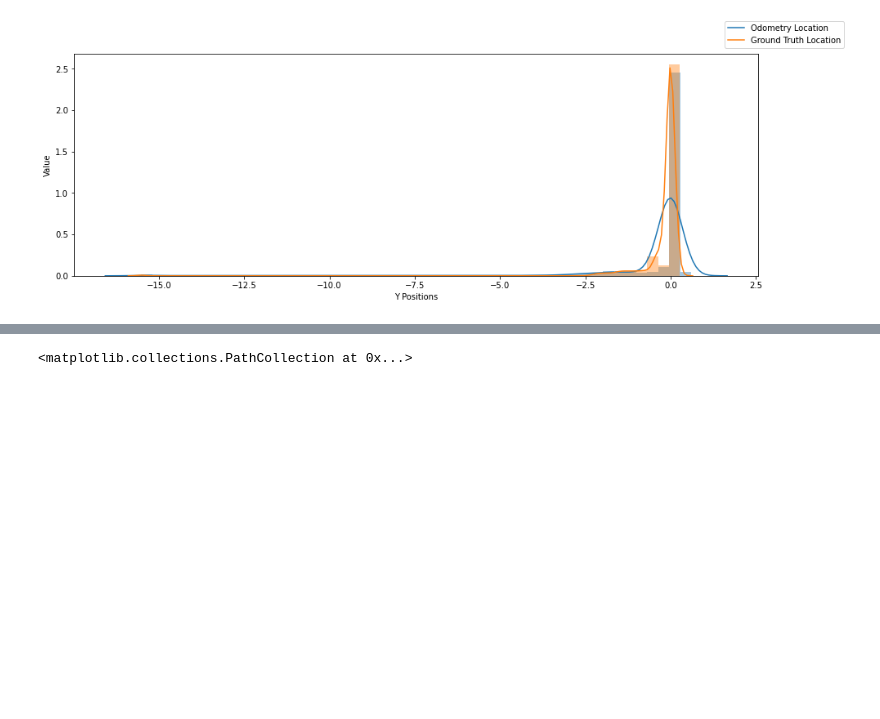
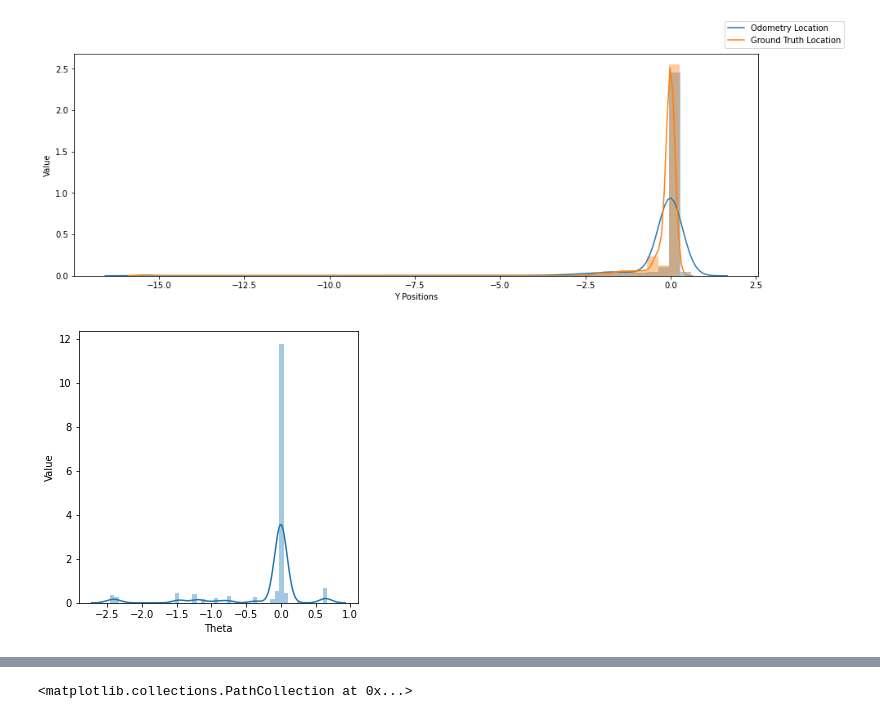
Before and after one commit to tejalvs/RobotOdometryMining, a Jupyter notebook: EDA.ipynb, the cells around one changed output, grey strips where cells are left out. Saved outputs shown, nothing was run; the diff lists cells and outputs as text; code cells hidden in the pictures; blank space fills up the shorter version.

```diff
--- a/EDA.ipynb
+++ b/EDA.ipynb
@@ -47,6 +47,3 @@ def get_Date_Formatted(date_list):
 
 mobile_robot_data['timestamp']=get_Date_Formatted(mobile_robot_data['timestamp'])
 roomba_data['timestamp']=get_Date_Formatted(roomba_data['timestamp'])
-# %%
-roomba_data=roomba_data.drop(['Unnamed: 0', 'Unnamed: 0.1'], axis=1)
-mobile_robot_data=mobile_robot_data.drop(['Unnamed: 0', 'Unnamed: 0.1'], axis=1)
@@ -67,16 +49,0 @@ plt.tight_layout()
-# %%
-corr1 = roomba_data.corr()
-corr2 = mobile_robot_data.corr()
-# visualise the data with seaborn
-mask = np.triu(np.ones_like(corr1, dtype=np.bool))
-sns.set_style(style = 'white')
-f, ax = plt.subplots(1,2,figsize=(18, 10))
-cmap = sns.diverging_palette(10, 500, as_cmap=True)
-sns.heatmap(corr1, mask=mask, cmap=cmap,
-        square=True,
-        linewidths=.5, cbar_kws={"shrink": .5}, ax=ax[0])
-mask = np.triu(np.ones_like(corr2, dtype=np.bool))
-sns.heatmap(corr2, mask=mask, cmap=cmap,
-        square=True,
-        linewidths=.5, cbar_kws={"shrink": .5}, ax=ax[1])
-f.tight_layout()
@@ -171,0 +92,9 @@ import matplotlib.ticker as ticker
+# %%
+
+fig=plt.figure(figsize = (5,5))
+sns.distplot(mobile_robot_data['Theta'])
+plt.xlabel("Theta")
+plt.ylabel("Value")
+plt.show()
+# %% [output]
+[figure, added]
```
Also changed, not shown: parts of 19 cells of this notebook.
